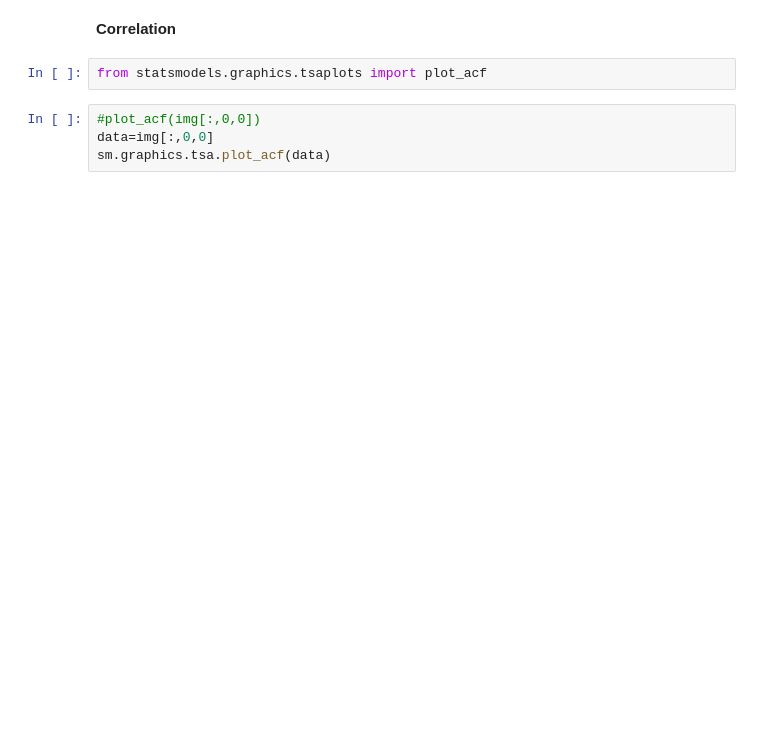
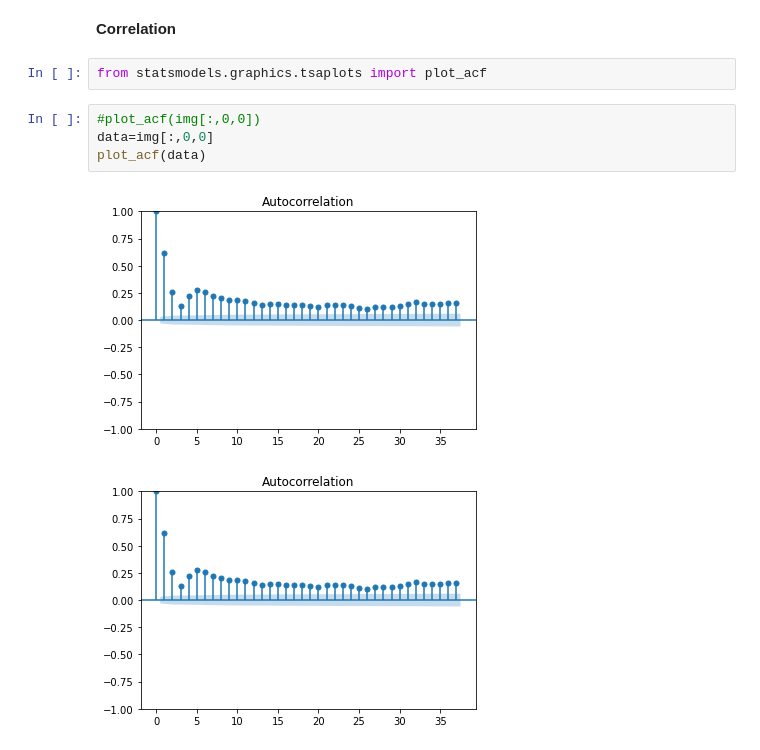
Before and after one commit to fjomaa38/TP_master, a Jupyter notebook: 01_photograph_FJ.ipynb, the cells around one changed output. Drawn from its saved outputs; the diff is of its cells as text; blank space fills up the shorter version.

```diff
--- a/01_photograph_FJ.ipynb
+++ b/01_photograph_FJ.ipynb
@@ -204,4 +222,7 @@ from statsmodels.graphics.tsaplots import plot_acf
 # %%
 #plot_acf(img[:,0,0])
 data=img[:,0,0]
-sm.graphics.tsa.plot_acf(data)
+plot_acf(data)
+# %% [output]
+[figure, added]
+[figure, added]
```
Also changed, not shown: parts of 7 cells of this notebook.
